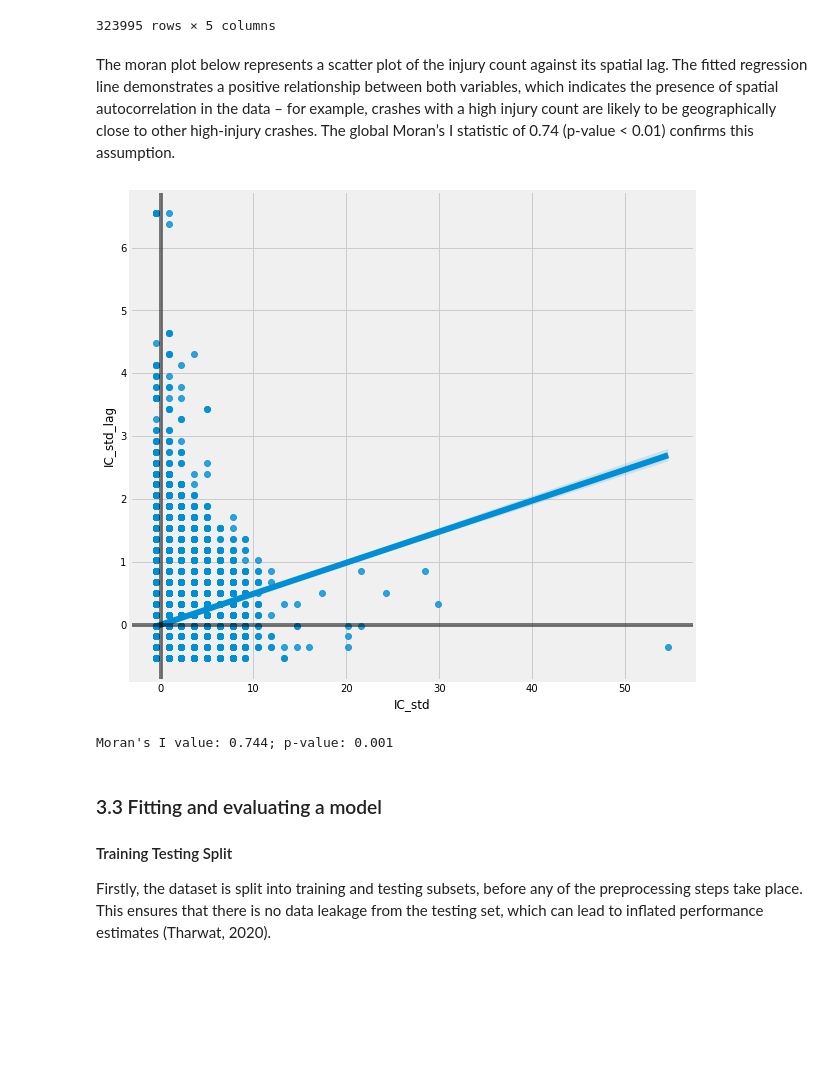
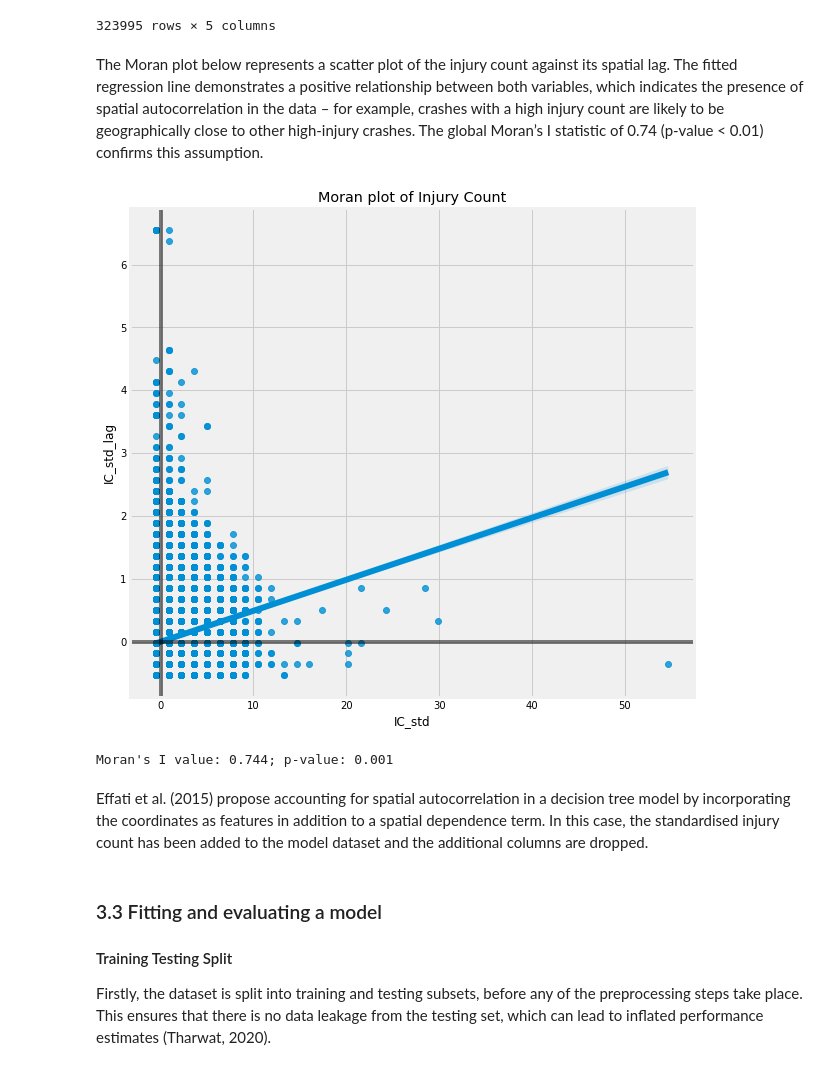
Before and after one commit to joepost/casa0006_assessment, a Jupyter notebook: final-assessment.ipynb, the cells around one changed output. Cells and saved outputs as stored; diff of their text form; code cells hidden in the pictures; blank space fills up the shorter version.

```diff
--- a/final-assessment.ipynb
+++ b/final-assessment.ipynb
@@ -468,27 +474,29 @@ gdf[["injuryCount", "crashSeverity_3cat", "IC_lag", "IC_std", "IC_std_lag"]]
 | 807930 | 0 | Non-Injury Crash | 0.5000 | -0.5262 | 0.1636 |
 323995 rows × 5 columns
 # %% [markdown]
-The moran plot below represents a scatter plot of the injury count against its spatial lag. The fitted regression line demonstrates a positive relationship between both variables, which indicates the presence of spatial autocorrelation in the data – for example, crashes with a high injury count are likely to be geographically close to other high-injury crashes. The global Moran’s I statistic of 0.74 (p-value < 0.01) confirms this assumption.
+The Moran plot below represents a scatter plot of the injury count against its spatial lag. The fitted regression line demonstrates a positive relationship between both variables, which indicates the presence of spatial autocorrelation in the data – for example, crashes with a high injury count are likely to be geographically close to other high-injury crashes. The global Moran’s I statistic of 0.74 (p-value < 0.01) confirms this assumption.
 # %%
-# Plot moran's plot
+# Plot Moran plot
 
 # Setup the figure and axis
 f, ax = plt.subplots(1, figsize=(9, 9))
 # Plot values
-sns.regplot(x='IC_std', y='IC_std_lag', data=gdf)
+sns.regplot(x='IC_std', y='IC_std_lag', data=gdf).set(title="Moran plot of Injury Count")
 # Add vertical and horizontal lines
 plt.axvline(0, c='k', alpha=0.5)
 plt.axhline(0, c='k', alpha=0.5)
 # Display
 plt.show()
 # %% [output]
-[figure, old version]
+[figure, new version]
 # %%
 # Calculate Moran's I statistic
 mi = esda.Moran(gdf['IC_std_lag'], w)
 print(f"Moran's I value: {round(mi.I,3)}; p-value: {mi.p_sim}")
 # %% [output]
 Moran's I value: 0.744; p-value: 0.001
+# %% [markdown]
+Effati et al. (2015) propose accounting for spatial autocorrelation in a decision tree model by incorporating the coordinates as features in addition to a spatial dependence term. In this case, the standardised injury count has been added to the model dataset and the additional columns are dropped.
 # %%
 # remove features that will not be included in ML model
 gdf.drop(columns=['injuryCount', 'IC_lag', 'IC_std'], inplace=True)
```
Also changed, not shown: parts of 18 cells of this notebook, 2 other files.
